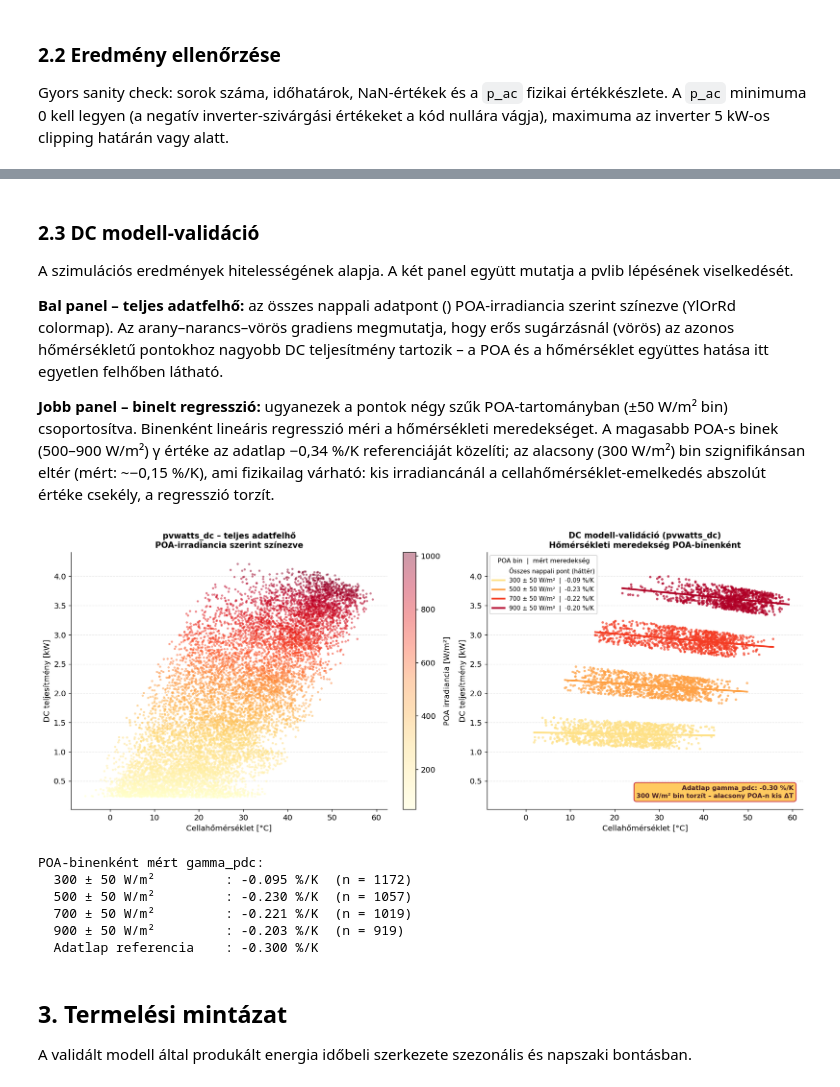
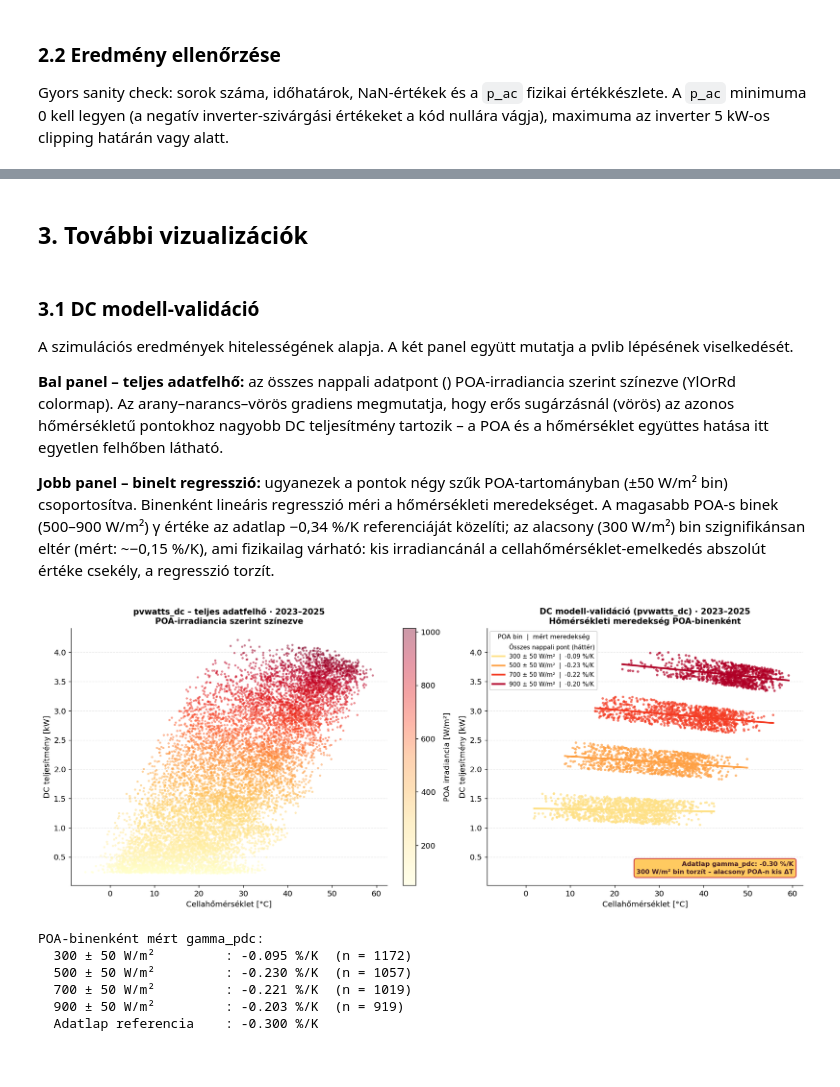
Before and after one commit to csabatatrai/solar-ml-pipeline, a Jupyter notebook: analysis.ipynb, the cells around one changed output, grey strips where cells are left out. Cells and saved outputs as stored; diff of their text form; code cells hidden in the pictures.

```diff
--- a/analysis.ipynb
+++ b/analysis.ipynb
@@ -374,10 +382,12 @@ timestamp
 2023-01-01 08:00:00+01:00          16.75
 2023-01-01 09:00:00+01:00         137.63
 2023-01-01 10:00:00+01:00         229.41
+# %% [markdown]
+## 3. További vizualizációk
 # %% [markdown]
 <a id="viz-scatter"></a>
 
-### 2.3 DC modell-validáció
+### 3.1 DC modell-validáció
 
 A szimulációs eredmények hitelességének alapja. A két panel együtt mutatja a pvlib  lépésének viselkedését.
 
@@ -387,10 +397,11 @@ A szimulációs eredmények hitelességének alapja. A két panel együtt mutatj
 # %%
 import numpy as np
 import matplotlib.pyplot as plt
-from config import GAMMA_PDC, C_BASE, MPL_DEFAULTS
+from config import GAMMA_PDC, C_BASE, MPL_DEFAULTS, START_DATE, END_DATE
 plt.rcParams.update(MPL_DEFAULTS)
 
 daytime = df_pv[df_pv["poa_global"] > 50].copy()
+_period = f"{START_DATE[:4]}–{END_DATE[:4]}"
 
 poa_bins = [
     (250, 350, "300 ± 50 W/m²"),
@@ -411,7 +422,7 @@ plt.colorbar(sc, ax=axL).set_label("POA irradiancia [W/m²]")
 axL.set_xlabel("Cellahőmérséklet [°C]")
 axL.set_ylabel("DC teljesítmény [kW]")
 axL.set_title(
-    "pvwatts_dc – teljes adatfelhő" + chr(10)
+    f"pvwatts_dc – teljes adatfelhő · {_period}" + chr(10)
     + "POA-irradiancia szerint színezve",
     fontweight="bold", fontsize=11.5)
 axL.yaxis.grid(True, alpha=0.3, linestyle="--")
@@ -439,42 +450,38 @@ for (lo, hi, label), color in zip(poa_bins, bin_colors):
              label=f"{label}  |  {pct_k:+.2f} %/K")
     slope_results.append((label, pct_k, len(subset)))
 
 _ann = (f"Adatlap gamma_pdc: {gamma_pdc_pct:+.2f} %/K"
         + chr(10) + "300 W/m² bin torzít – alacsony POA-n kis ΔT")
 axR.text(0.97, 0.04, _ann,
          transform=axR.transAxes, fontsize=9, ha="right", va="bottom",
          fontweight="bold", color=C_BASE["text_dk"],
          bbox=dict(boxstyle="round,pad=0.4", facecolor=C_BASE["ann_fill"],
                    edgecolor=C_BASE["ann_edge"], linewidth=1.2, alpha=0.95))
 
 axR.set_xlabel("Cellahőmérséklet [°C]")
 axR.set_ylabel("DC teljesítmény [kW]")
 axR.set_title(
-    "DC modell-validáció (pvwatts_dc)" + chr(10)
+    f"DC modell-validáció (pvwatts_dc) · {_period}" + chr(10)
     + "Hőmérsékleti meredekség POA-binenként",
     fontweight="bold", fontsize=11.5)
 axR.legend(framealpha=0.88, fontsize=8.5,
            title="POA bin  |  mért meredekség", title_fontsize=9,
            loc="upper left")
 axR.yaxis.grid(True, alpha=0.3, linestyle="--")
 axR.set_axisbelow(True)
 
 plt.show()
 
 print("")
 print("POA-binenként mért gamma_pdc:")
 for label, pct, n in slope_results:
     print(f"  {label:22s}: {pct:+.3f} %/K  (n = {n})")
 print(f"  Adatlap referencia    : {gamma_pdc_pct:+.3f} %/K")
 # %% [output]
-[figure, old version]
+[figure, new version]
 POA-binenként mért gamma_pdc:
   300 ± 50 W/m²         : -0.095 %/K  (n = 1172)
   500 ± 50 W/m²         : -0.230 %/K  (n = 1057)
   700 ± 50 W/m²         : -0.221 %/K  (n = 1019)
   900 ± 50 W/m²         : -0.203 %/K  (n = 919)
   Adatlap referencia    : -0.300 %/K
-# %% [markdown]
-## 3. Termelési mintázat
-
-A validált modell által produkált energia időbeli szerkezete szezonális és napszaki bontásban.
```
Also changed, not shown: parts of 16 cells of this notebook, 2 other files.
